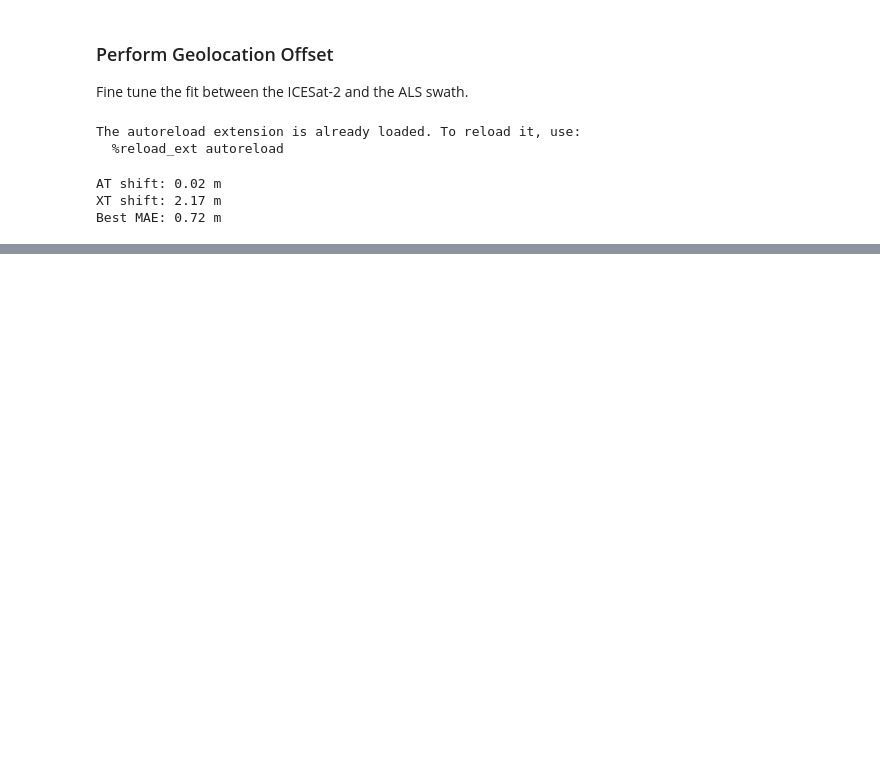
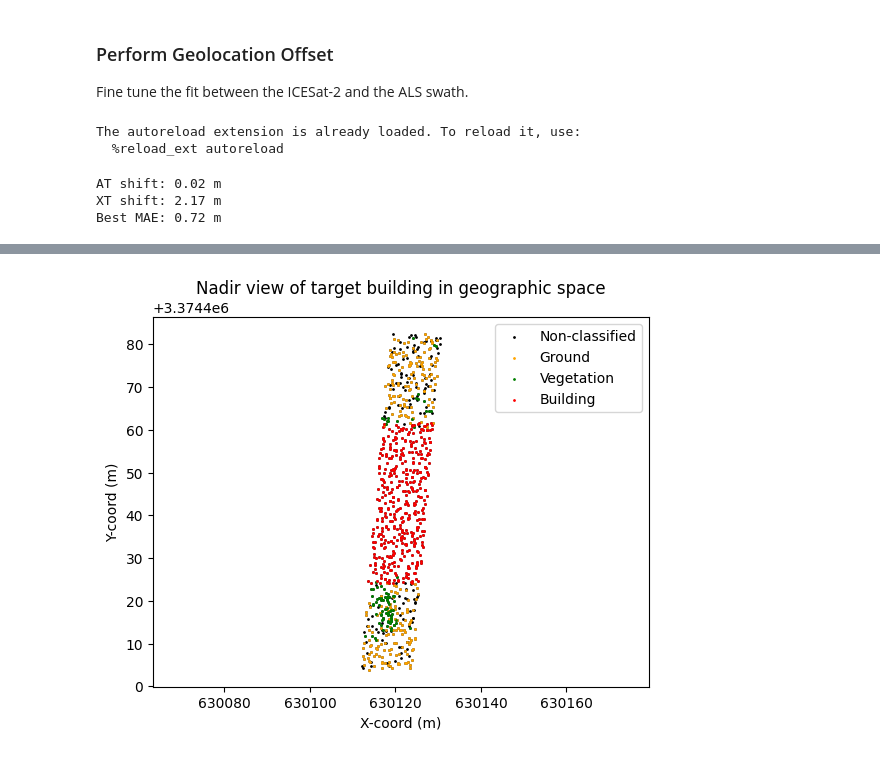
Before and after one commit to ejguenther/icesat2_topobathy, a Jupyter notebook: footprint_analysis.ipynb, the cells around one changed output, grey strips where cells are left out. Cells and saved outputs as stored; diff of their text form; code cells hidden in the pictures; blank space fills up the shorter version.

```diff
--- a/footprint_analysis.ipynb
+++ b/footprint_analysis.ipynb
@@ -136,0 +161,3 @@ Best MAE: 0.72 m
+# %%
+austin_buildings = gpd.read_file(austin_building_file)
+len(austin_buildings)
@@ -136,0 +225,7 @@ Best MAE: 0.72 m
+# %%
+%load_ext autoreload
+%autoreload 2
+
+from utils.building_processing import filter_grazing_hits
+
+hit_buildings = filter_grazing_hits(buildings_atxt)
@@ -136,0 +256,25 @@ Best MAE: 0.72 m
+# %%
+# target_building_id = 273324
+# target_building_id = 17636
+target_building_id = 159174
+# target_building_id = 2479
+target_building = hit_buildings.loc[target_building_id].geometry.buffer(20)
+# %%
+from utils.building_processing import clip_als_to_buffered_building
+target_als = clip_als_to_buffered_building(als_swath, target_building, buffer_m=1.0)
+target_als = target_als[np.abs(target_als.crosstrack) < 6]
+# %%
+cmap = plt.get_cmap('viridis')
+# colors = cmap(target_als.h_norm[target_als.classification==6])
+plt.scatter(target_als.x, target_als.y,c='k',label='Non-classified',s=1)
+plt.scatter(target_als.x[target_als.classification==2], target_als.y[target_als.classification==2],c='orange',s=1,label='Ground')
+plt.scatter(target_als.x[target_als.classification==3], target_als.y[target_als.classification==3],c='g',s=1,label='Vegetation')
+plt.scatter(target_als.x[target_als.classification==6], target_als.y[target_als.classification==6],c='r',s=1,label='Building')
+plt.legend()
+plt.title('Nadir view of target building in geographic space')
+plt.xlabel('X-coord (m)')
+plt.ylabel('Y-coord (m)')
+plt.axis('equal')
+plt.show()
+# %% [output]
+[figure, added]
```
Also changed, not shown: parts of 23 cells of this notebook, 5 other files.
